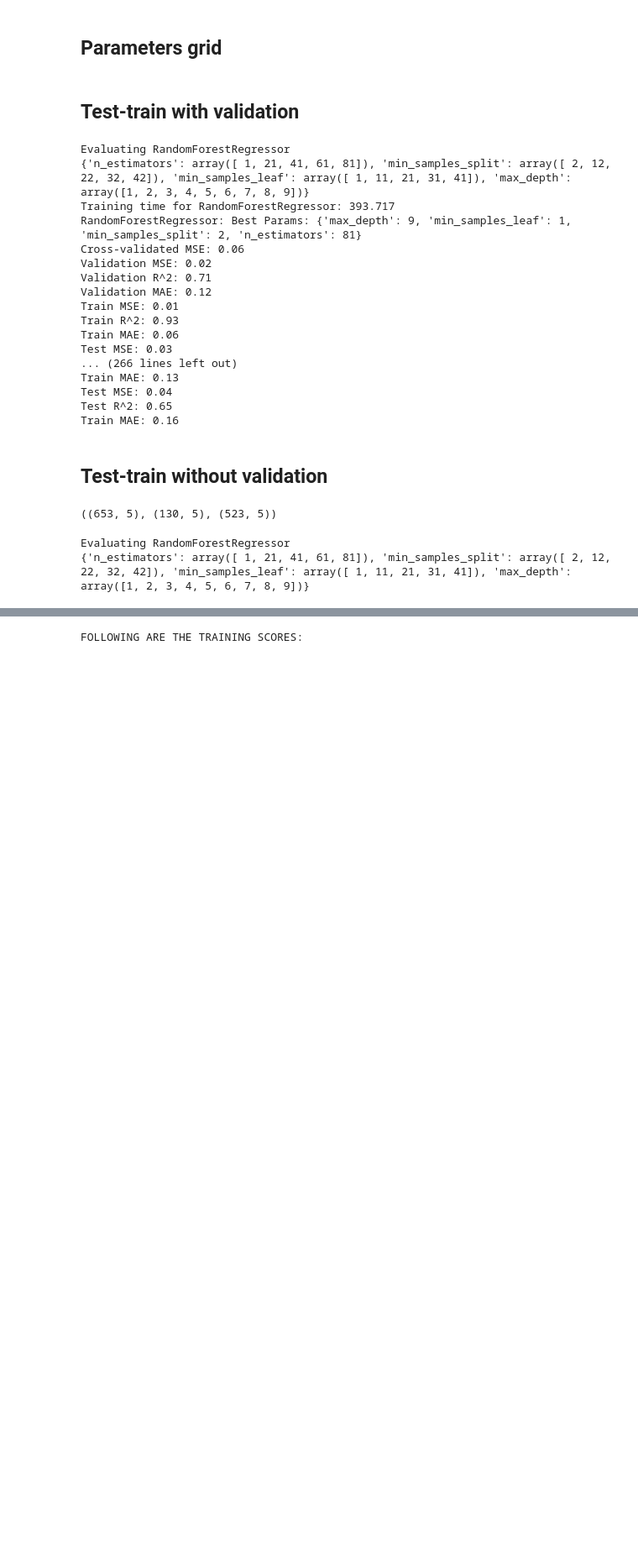
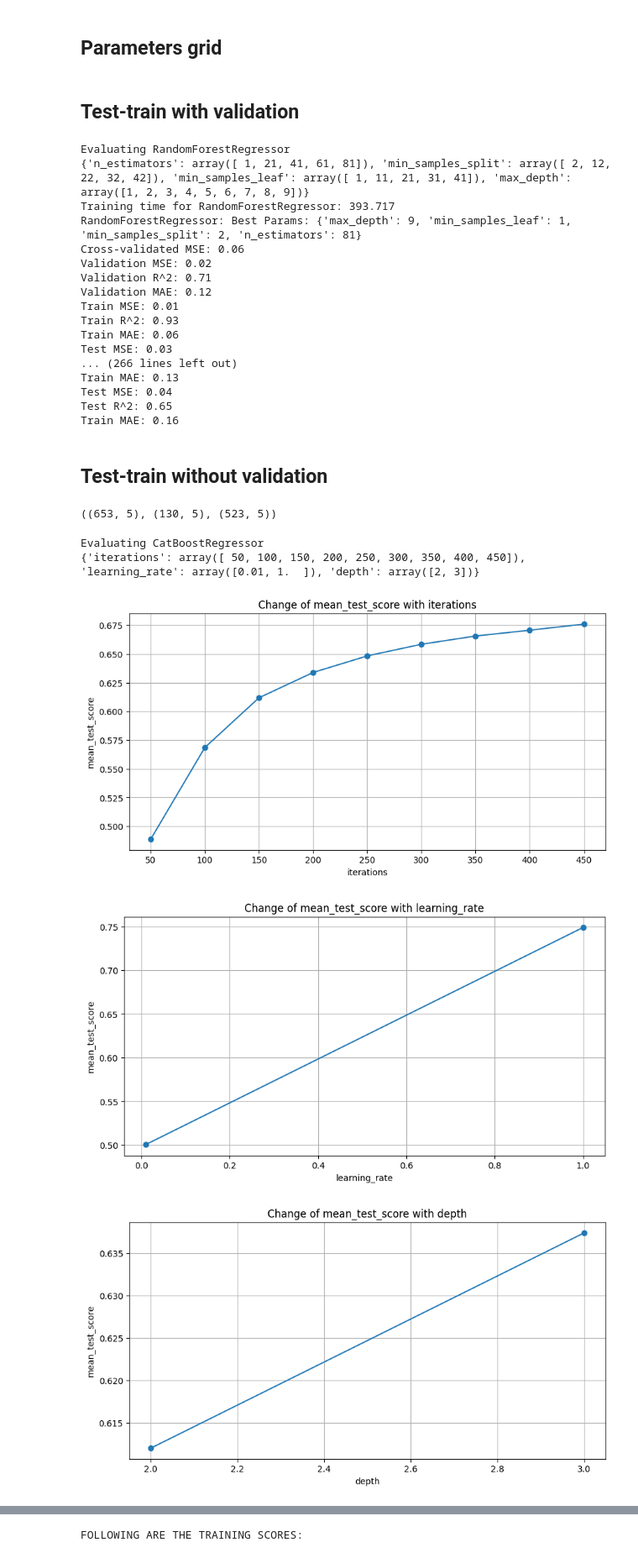
Before and after one commit to MariiaKalinina/R, a Jupyter notebook: Main_func.ipynb, the cells around one changed output, grey strips where cells are left out. Shown at 84% size. Cells and saved outputs as stored; diff of their text form; code cells hidden in the pictures; blank space fills up the shorter version.

```diff
--- a/Main_func.ipynb
+++ b/Main_func.ipynb
@@ -1754,6 +1760,23 @@ X_train, X_test, y_train, y_test = train_test_split(X, y, test_size=int(len(y)*0
 X.shape, X_test.shape, X_train.shape,
 # %% [output]
 ((653, 5), (130, 5), (523, 5))
+# %%
+# Предположим, что gs.cv_results_ содержит результаты для CatBoost
+def plot_metrics_for_param(cv_results, param_name, metric='mean_test_score'):
+    param_values = cv_results['param_' + param_name]
+    mean_scores = cv_results[metric]
+
+    # Подготовка данных для графика
+    unique_values = np.unique(param_values)
+    mean_scores_per_value = [mean_scores[param_values == value].mean() for value in unique_values]
+
+    plt.figure(figsize=(10, 5))
+    plt.plot(unique_values, mean_scores_per_value, marker='o')
+    plt.title(f'Change of {metric} with {param_name}')
+    plt.xlabel(param_name)
+    plt.ylabel(metric)
+    plt.grid(True)
+    plt.show()
 # %%
 best_trained_model = []
 
@@ -1768,8 +1791,13 @@ for reg, grid in zip(models_list, params_list):
     print(f"Evaluating {type(reg).__name__}")
     print(grid)
 
-    gs = GridSearchCV(reg, param_grid=grid, n_jobs=-1, cv=5, scoring='neg_mean_squared_error')
+    gs = GridSearchCV(reg, param_grid=grid, n_jobs=-1, cv=5, scoring='r2')
     gs.fit(X_train, y_train)
+
+        # Пример вызова функции для визуализации
+    plot_metrics_for_param(gs.cv_results_, 'iterations')
+    plot_metrics_for_param(gs.cv_results_, 'learning_rate')
+    plot_metrics_for_param(gs.cv_results_, 'depth')
 
     print(f'Training time for {type(reg).__name__}:', round((time.perf_counter() - start), 3))
     print(f'{type(reg).__name__}: Best Params: {gs.best_params_}')
@@ -1793,32 +1821,35 @@ for reg, grid in zip(models_list, params_list):
     best_trained_model.append(best_reg)
 
     # Evaluate using cross-validation on the training set
     cv_results = gs.cv_results_
     best_score = np.min(cv_results['mean_test_score'])
     print(f'Cross-validated MSE: {-best_score:.2f}')
 
     y_pred_train = best_reg.predict(X_train)
     y_pred_test = best_reg.predict(X_test)
 
     # Training metrics
     print('Train MSE:', round(mean_squared_error(y_pred_train, y_train), 2))
     print('Train R^2:', round(r2_score(y_train, y_pred_train), 2))
     print('Train MAE:', round(mean_absolute_error(y_train, y_pred_train), 2))
 
     RMSE_train.append(round(mean_squared_error(y_pred_train, y_train), 2))
     R2_train.append(round(r2_score(y_train, y_pred_train), 2))
     MAE_train.append(round(mean_absolute_error(y_train, y_pred_train), 2))
 
     # Test metrics
     print('Test MSE:', round(mean_squared_error(y_pred_test, y_test), 2))
     print('Test R^2:', round(r2_score(y_test, y_pred_test), 2))
     print('Test MAE:', round(mean_absolute_error(y_test, y_pred_test), 2))
 
     RMSE_test.append(round(mean_squared_error(y_pred_test, y_test), 2))
     R2_test.append(round(r2_score(y_test, y_pred_test), 2))
     MAE_test.append(round(mean_absolute_error(y_test, y_pred_test), 2))
 
     print(' ')
 # %% [output]
-Evaluating RandomForestRegressor
-{'n_estimators': array([ 1, 21, 41, 61, 81]), 'min_samples_split': array([ 2, 12, 22, 32, 42]), 'min_samples_leaf': array([ 1, 11, 21, 31, 41]), 'max_depth': array([1, 2, 3, 4, 5, 6, 7, 8, 9])}
+Evaluating CatBoostRegressor
+{'iterations': array([ 50, 100, 150, 200, 250, 300, 350, 400, 450]), 'learning_rate': array([0.01, 1.  ]), 'depth': array([2, 3])}
+[figure, added]
+[figure, added]
+[figure, added]
```
Also changed, not shown: parts of 2 cells of this notebook.
